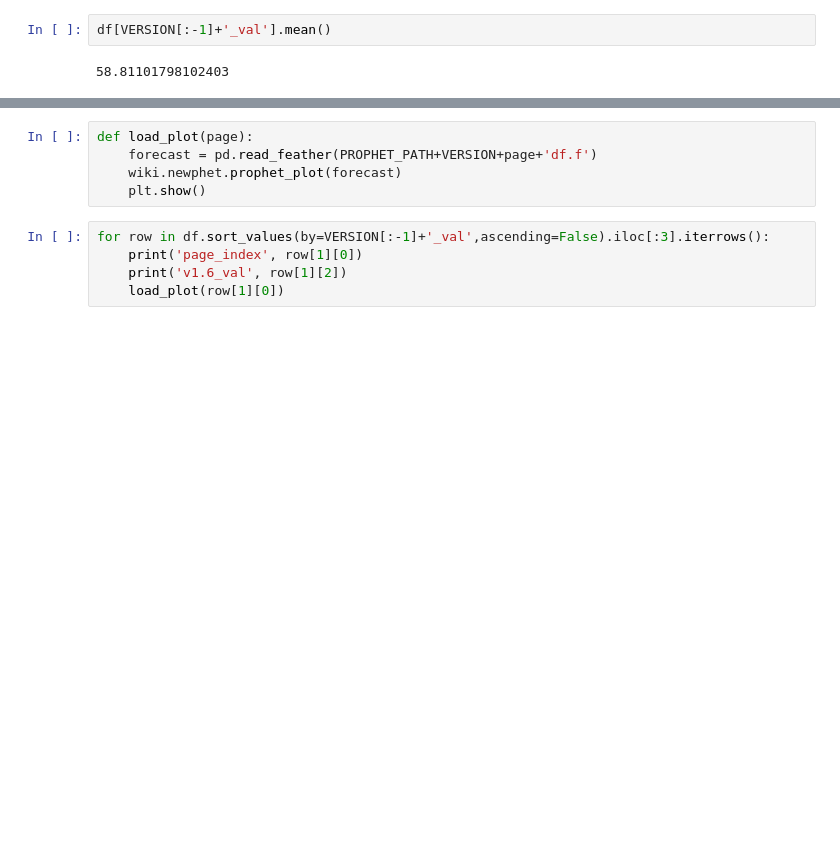
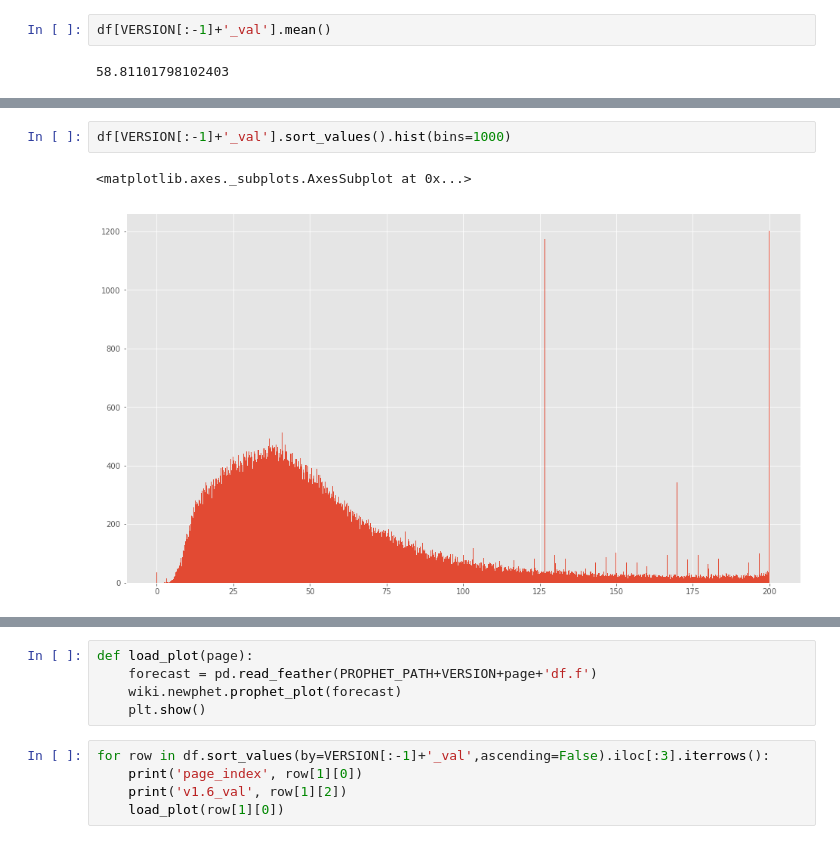
Before and after one commit to DBCerigo/kaggle-wiki, a Jupyter notebook: dbc/Results-analysis_v2.0.ipynb, the cells around one changed output, grey strips where cells are left out. Cells and saved outputs as stored; diff of their text form; blank space fills up the shorter version.

```diff
--- a/dbc/Results-analysis_v2.ipynb
+++ b/dbc/Results-analysis_v2.0.ipynb
@@ -45,0 +53,5 @@ df[VERSION[:-1]+'_val'].plot()
+# %%
+df[VERSION[:-1]+'_val'].sort_values().hist(bins=1000)
+# %% [output]
+<matplotlib.axes._subplots.AxesSubplot at 0x...>
+[figure, added]
```
Also changed, not shown: parts of 7 cells of this notebook, 2 other files.
